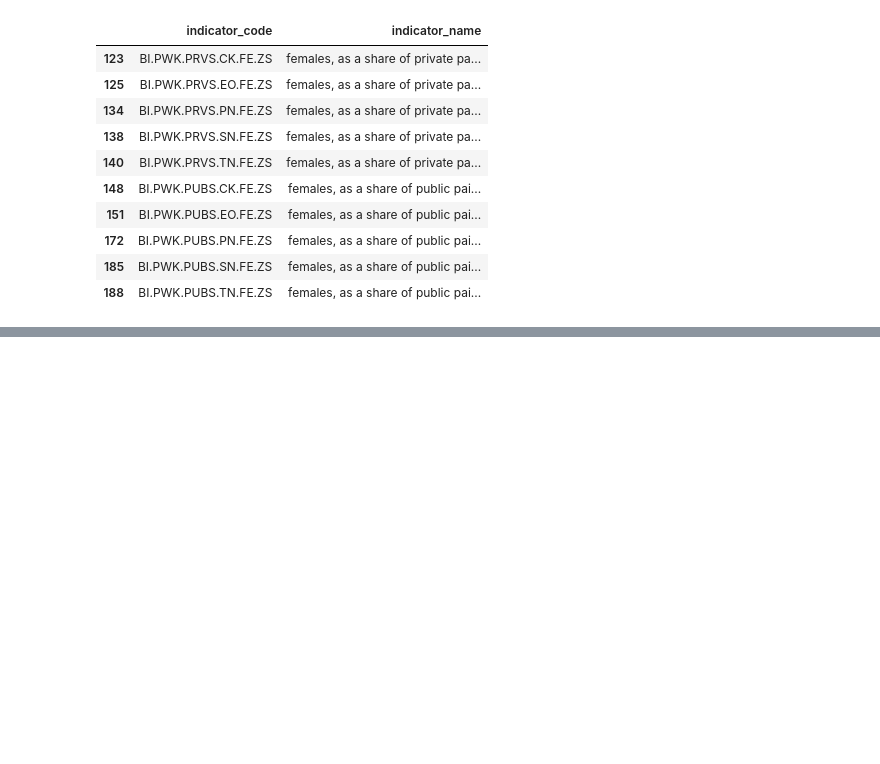
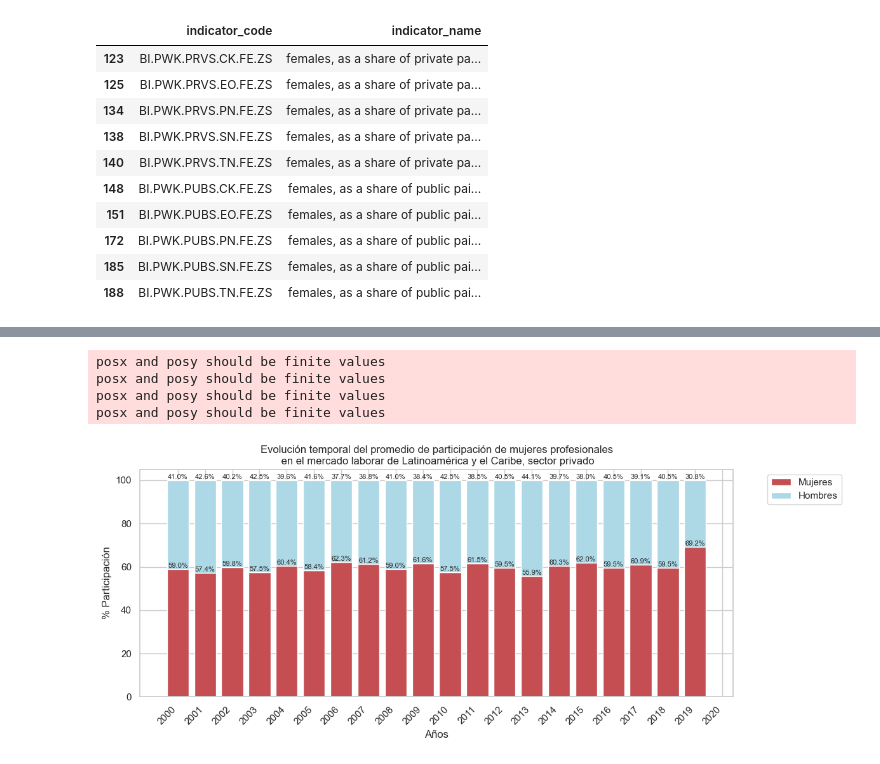
Before and after one commit to AEEM1993/DS_CasoPractico_MOD5, a Jupyter notebook: CasoPractico.ipynb, the cells around one changed output, grey strips where cells are left out. Cells and saved outputs as stored; diff of their text form; code cells hidden in the pictures; blank space fills up the shorter version.

```diff
--- a/CasoPractico.ipynb
+++ b/CasoPractico.ipynb
@@ -382,0 +383,28 @@ No artists with labels found to put in legend.  Note that artists whose label st
+# %%
+plt.figure(figsize=(12,5))
+
+width = 0.8
+
+bars1 = plt.bar(result_public["year"], result_public["indicator_value"], label="Mujeres", width=width, color='r')
+bars2 = plt.bar(result_public["year"], result_public["~_indicator_value"], bottom=result_public["indicator_value"], label="Hombres", width=width, color='lightblue')
+
+text_size = 8
+for bar, value in zip(bars1, result_public["indicator_value"]):
+    plt.text(bar.get_x() + bar.get_width() / 2, bar.get_height(), f"{value:.1f}%", ha='center', va='bottom', fontsize=text_size)
+
+for bar, value in zip(bars2, result_public["~_indicator_value"]):
+    plt.text(bar.get_x() + bar.get_width() / 2, bar.get_height() + bar.get_y(), f"{value:.1f}%", ha='center', va='bottom', fontsize=text_size)
+
+plt.xlabel("Años")
+plt.ylabel("% Participación")
+plt.title("Evolución temporal del promedio de participación de mujeres profesionales\n en el mercado laborar de Latinoamérica y el Caribe, sector privado")
+plt.legend(bbox_to_anchor=(1.05, 1), loc='upper left')
+plt.xticks(rotation=45, ha="right", ticks=result_public["year"], labels=result_public["year"].cat.categories)
+plt.tight_layout()
+plt.show()
+# %% [output]
+posx and posy should be finite values
+posx and posy should be finite values
+posx and posy should be finite values
+posx and posy should be finite values
+[figure, added]
```
Also changed, not shown: parts of 3 cells of this notebook.
